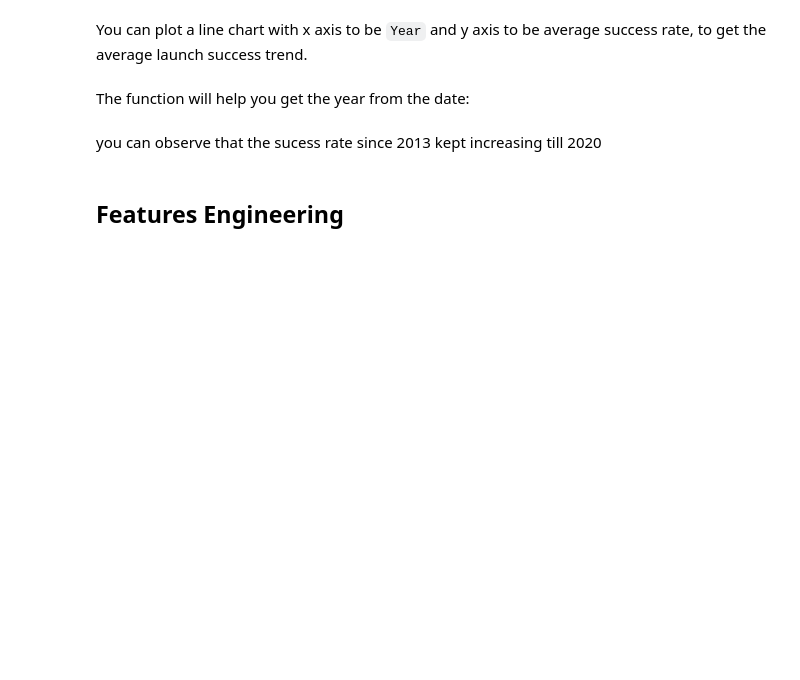
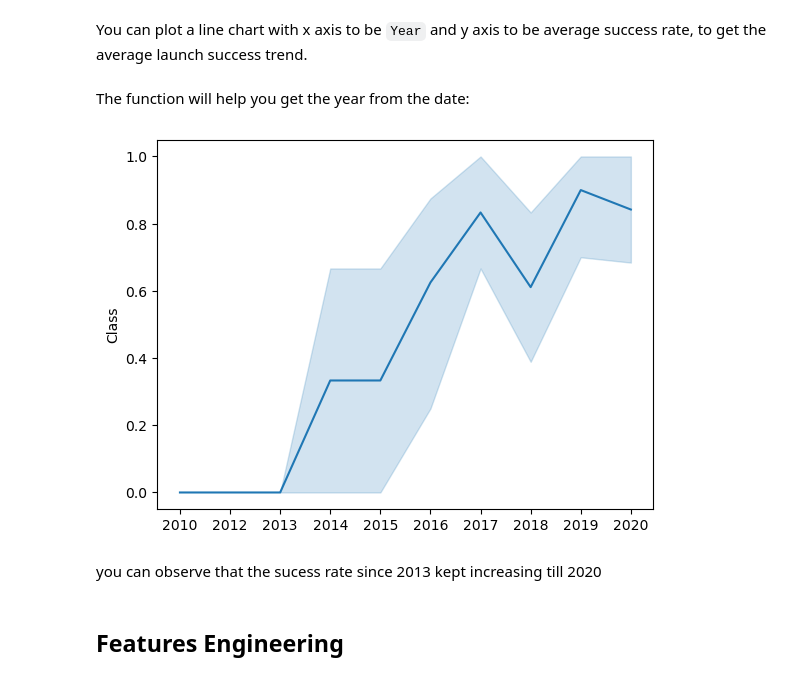
Before and after one commit to ZsoltSziklai/testrepo, a Jupyter notebook: jupyter-labs-eda-dataviz.ipynb, the cells around one changed output. Drawn from its saved outputs; the diff is of its cells as text; code cells hidden in the pictures; blank space fills up the shorter version.

```diff
--- a/jupyter-labs-eda-dataviz.ipynb
+++ b/jupyter-labs-eda-dataviz.ipynb
@@ -159,6 +159,11 @@ def Extract_year(date):
     return year
 # %%
 # Plot a line chart with x axis to be the extracted year and y axis to be the success rate
+X = Extract_year(df['Date'])
+sns.lineplot(data=df, x=X, y="Class")
+plt.show()
+# %% [output]
+[figure, added]
 # %% [markdown]
 you can observe that the sucess rate since 2013 kept increasing till 2020
 # %% [markdown]
```
Also changed, not shown: parts of 9 cells of this notebook.
